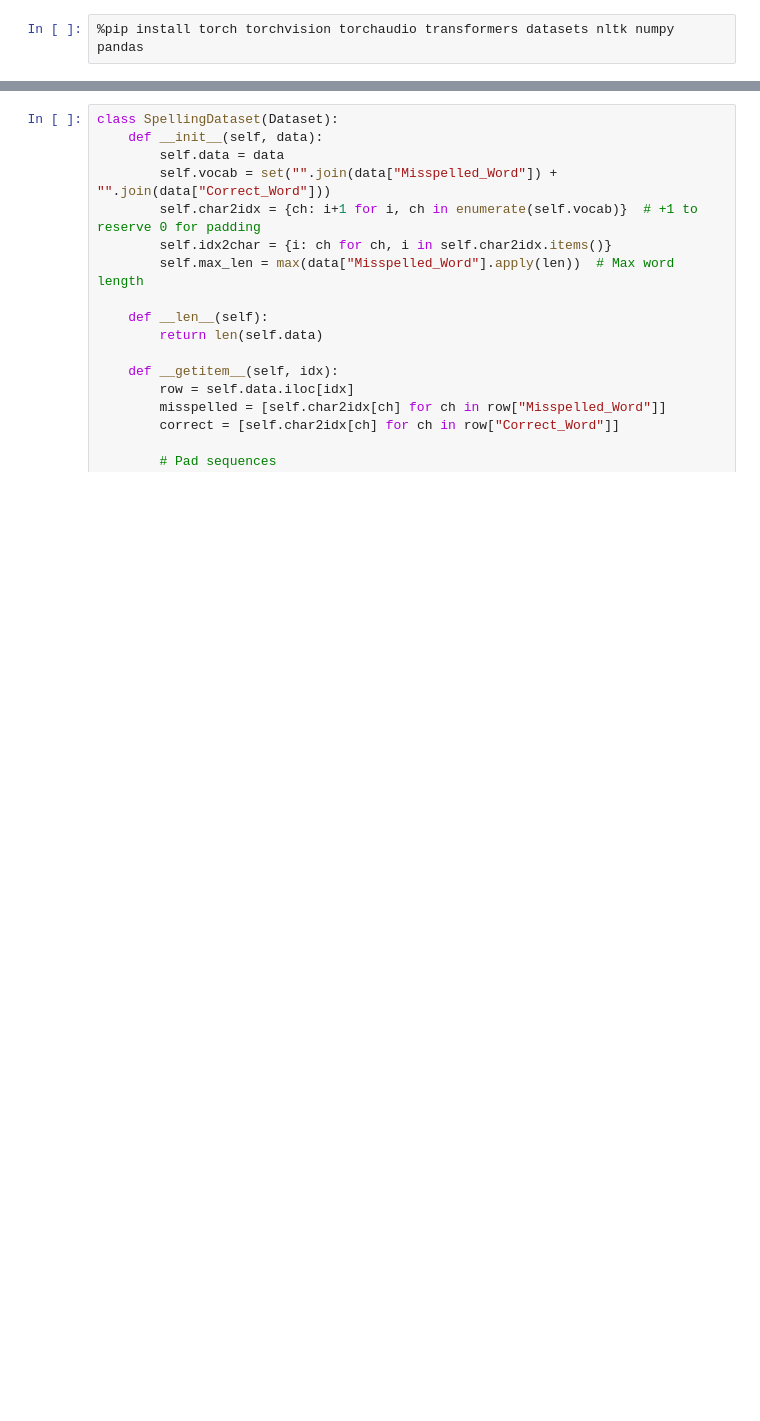
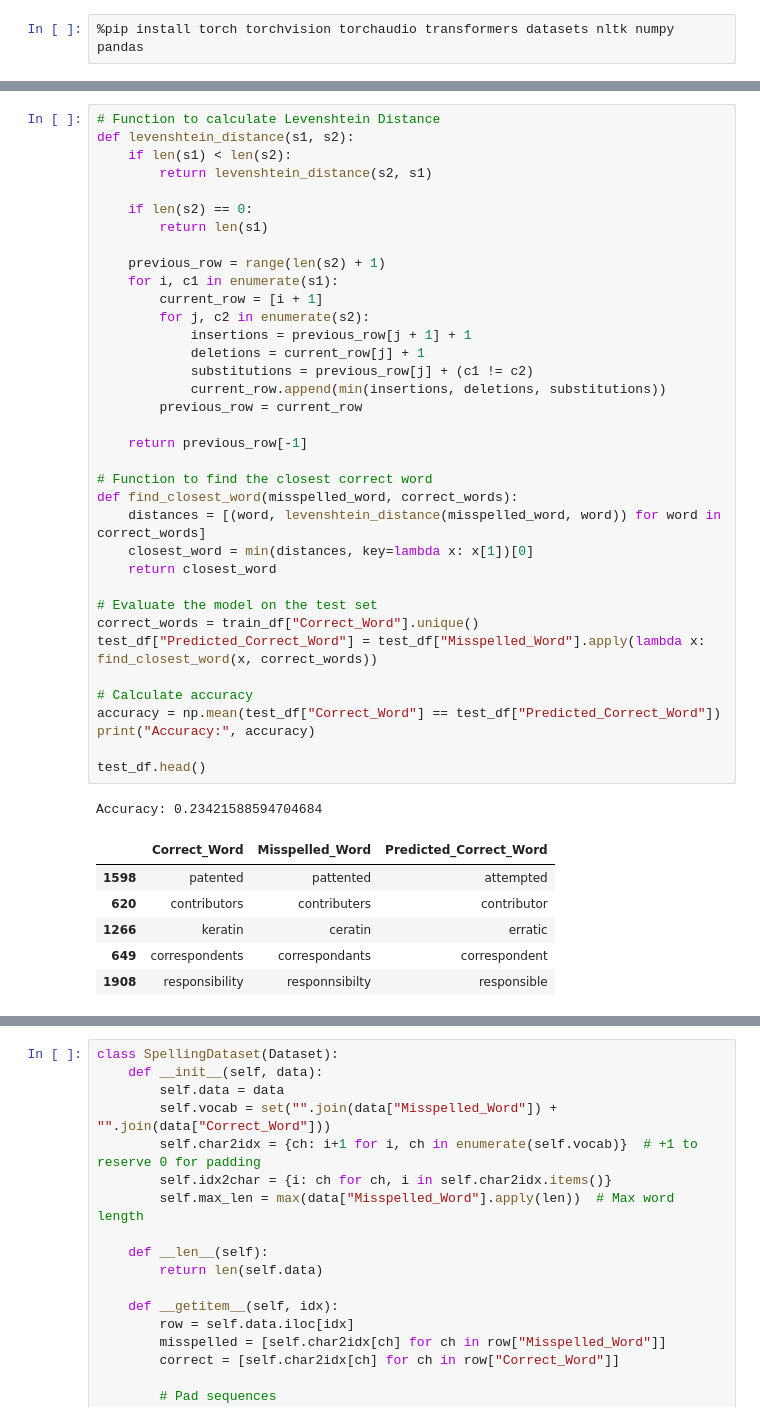
Before and after one commit to sardarahmed/Spelling-Corrector, a Jupyter notebook: notebook1.ipynb, the cells around one changed output, grey strips where cells are left out. Drawn from its saved outputs; the diff is of its cells as text; blank space fills up the shorter version.

```diff
--- a/notebook1.ipynb
+++ b/notebook1.ipynb
@@ -51,0 +53,44 @@ Testing samples: 7227
+# %%
+# Function to calculate Levenshtein Distance
+def levenshtein_distance(s1, s2):
+    if len(s1) < len(s2):
+        return levenshtein_distance(s2, s1)
+
+    if len(s2) == 0:
+        return len(s1)
+
+    previous_row = range(len(s2) + 1)
+    for i, c1 in enumerate(s1):
+        current_row = [i + 1]
+        for j, c2 in enumerate(s2):
+            insertions = previous_row[j + 1] + 1
+            deletions = current_row[j] + 1
+            substitutions = previous_row[j] + (c1 != c2)
+            current_row.append(min(insertions, deletions, substitutions))
+        previous_row = current_row
+
+    return previous_row[-1]
+
+# Function to find the closest correct word
+def find_closest_word(misspelled_word, correct_words):
+    distances = [(word, levenshtein_distance(misspelled_word, word)) for word in correct_words]
+    closest_word = min(distances, key=lambda x: x[1])[0]
+    return closest_word
+
+# Evaluate the model on the test set
+correct_words = train_df["Correct_Word"].unique()
+test_df["Predicted_Correct_Word"] = test_df["Misspelled_Word"].apply(lambda x: find_closest_word(x, correct_words))
+
+# Calculate accuracy
+accuracy = np.mean(test_df["Correct_Word"] == test_df["Predicted_Correct_Word"])
+print("Accuracy:", accuracy)
+
+test_df.head()
+# %% [output]
+Accuracy: 0.23421588594704684
+|  | Correct_Word | Misspelled_Word | Predicted_Correct_Word |
+| 1598 | patented | pattented | attempted |
+| 620 | contributors | contributers | contributor |
+| 1266 | keratin | ceratin | erratic |
+| 649 | correspondents | correspondants | correspondent |
+| 1908 | responsibility | responnsibilty | responsible |
```
Also changed, not shown: parts of 7 cells of this notebook.
